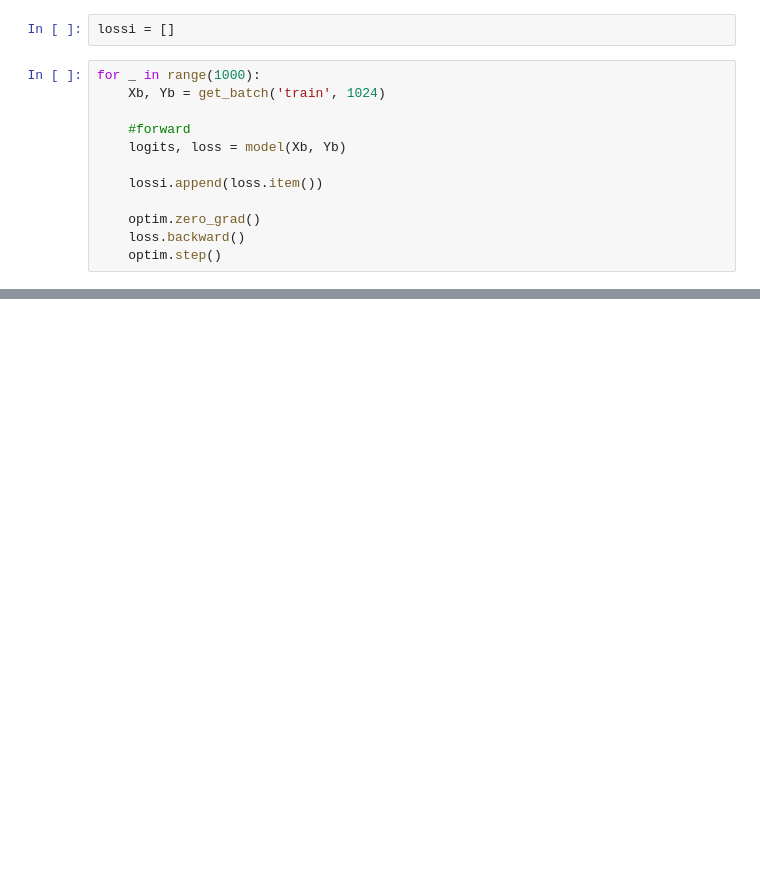
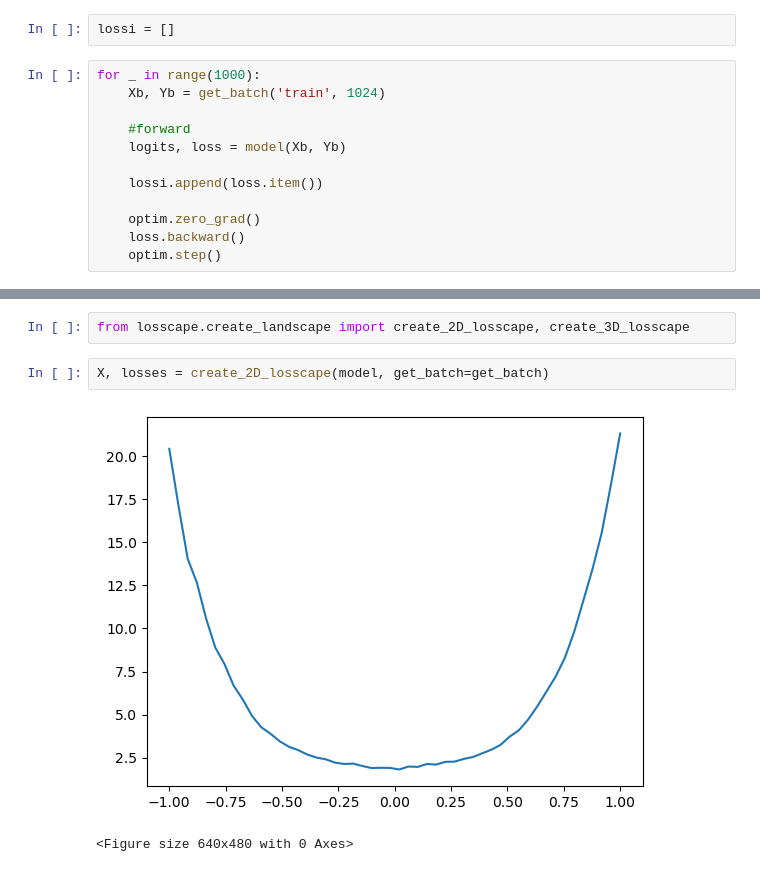
Before and after one commit to Procuste34/blablateurbinaire, a Jupyter notebook: transformer_lm.ipynb, the cells around one changed output, grey strips where cells are left out. Cells and saved outputs as stored; diff of their text form; blank space fills up the shorter version.

Commit message:
loss landscape quick analysis

```diff
--- a/transformer_lm.ipynb
+++ b/transformer_lm.ipynb
@@ -218,0 +237,7 @@ plt.plot(lossi)
+# %%
+from losscape.create_landscape import create_2D_losscape, create_3D_losscape
+# %%
+X, losses = create_2D_losscape(model, get_batch=get_batch)
+# %% [output]
+[figure, added]
+<Figure size 640x480 with 0 Axes>
```
Also changed, not shown: parts of 5 cells of this notebook, 5 other files.
